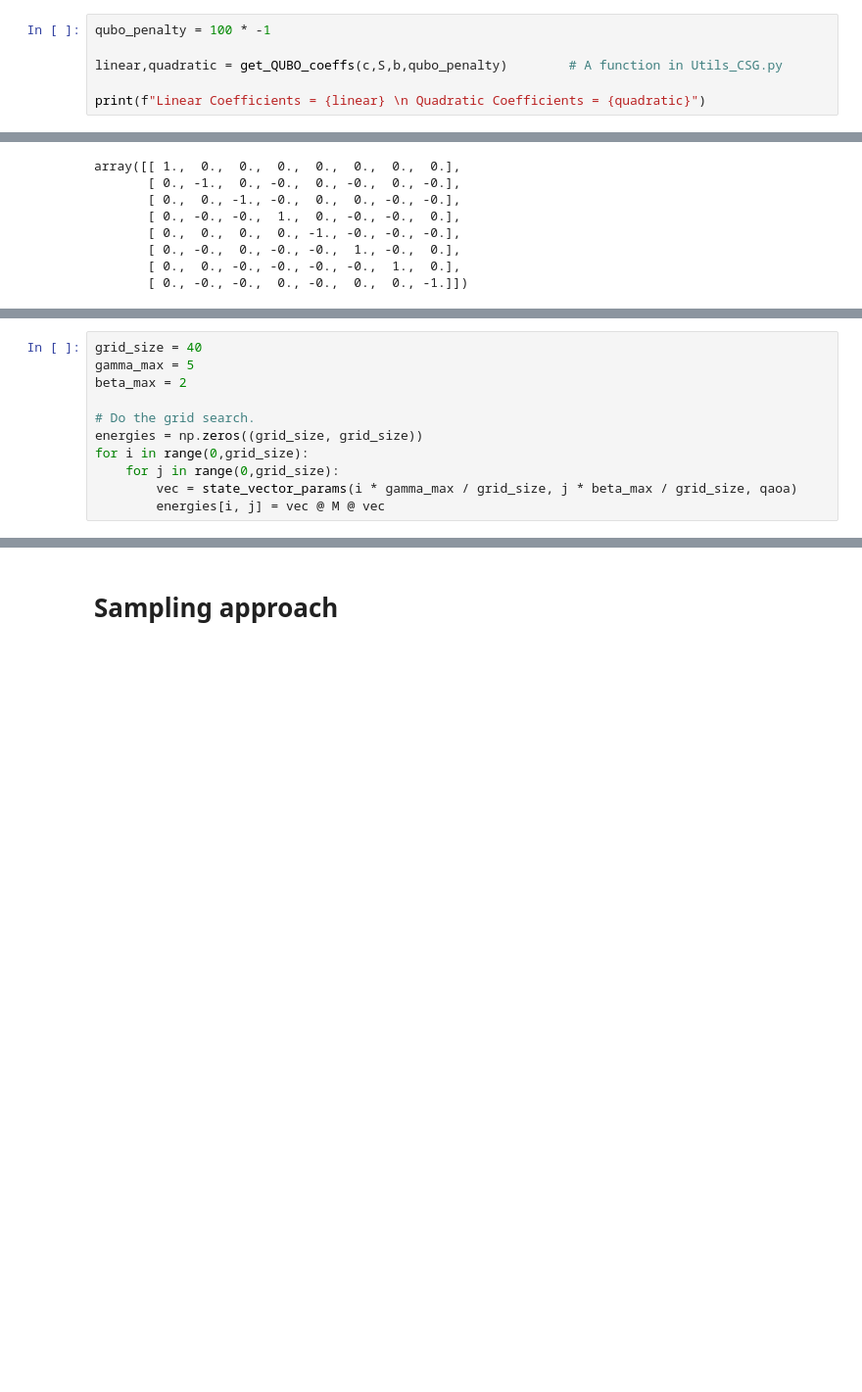
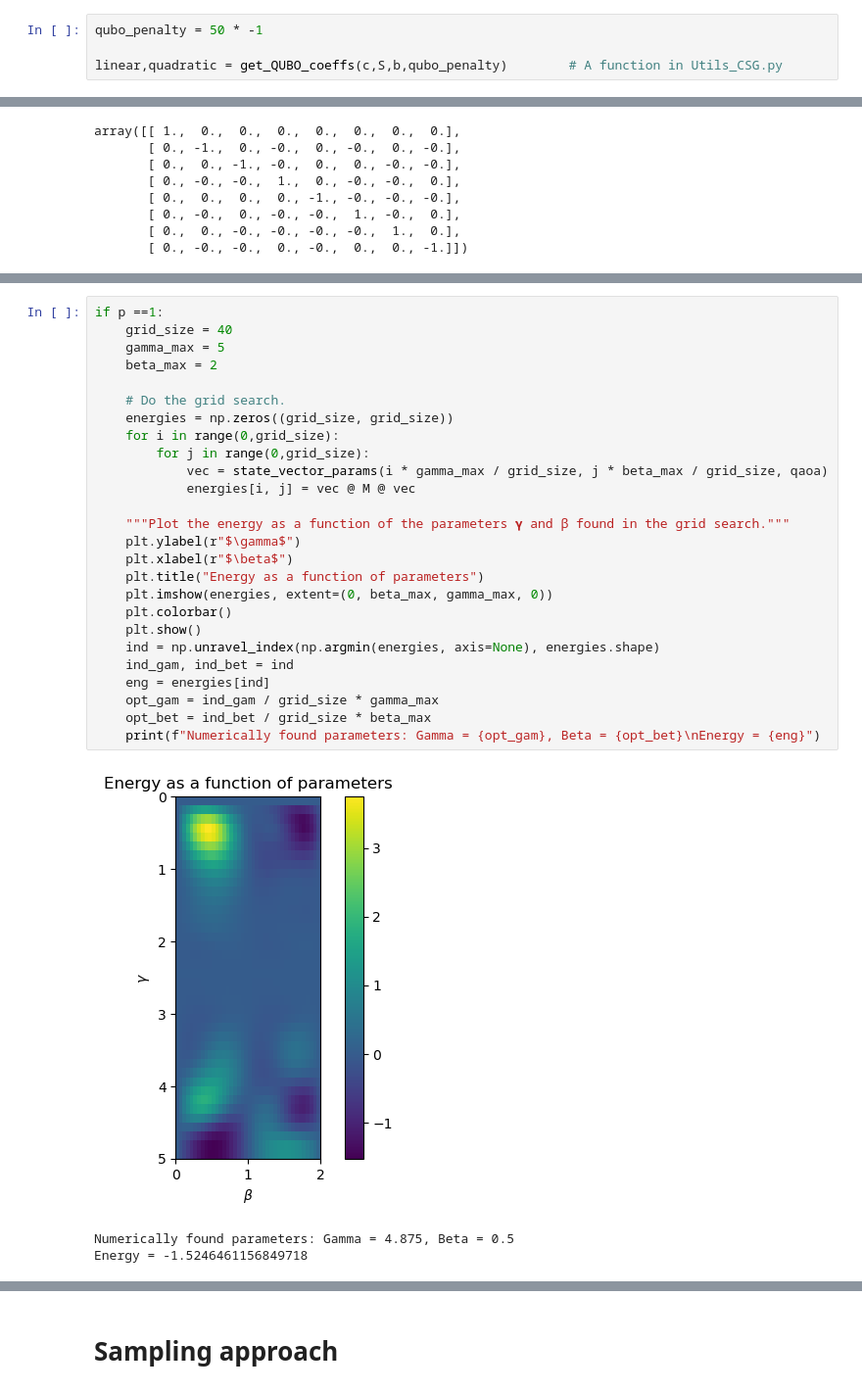
Before and after one commit to DanielPora/BILP-Q-version-for-Circ, a Jupyter notebook: BILP-Q Cirq Tutorial.ipynb, the cells around one changed output, grey strips where cells are left out. Shown at 98% size. Drawn from its saved outputs; the diff is of its cells as text; blank space fills up the shorter version.

Commit message:
expectation with new cost function

```diff
--- a/BILP-Q Cirq Tutorial.ipynb
+++ b/BILP-Q Cirq Tutorial.ipynb
@@ -40,8 +40,6 @@ c = [30, 40, 25, 70, 60, 65, 90]
 S = [[1, 0, 0, 1, 1, 0, 1], [0, 1, 0, 1, 0, 1, 1], [0, 0, 1, 0, 1, 1, 1]]
 b = [1, 1, 1]
 # %%
-qubo_penalty = 100 * -1
+qubo_penalty = 50 * -1
 
 linear,quadratic = get_QUBO_coeffs(c,S,b,qubo_penalty)        # A function in Utils_CSG.py
-
-print(f"Linear Coefficients = {linear} \n Quadratic Coefficients = {quadratic}")
@@ -273,13 +278,32 @@ M.shape
 # %% [output]
 (128, 128)
 # %%
-grid_size = 40
-gamma_max = 5
-beta_max = 2
+if p ==1:
+    grid_size = 40
+    gamma_max = 5
+    beta_max = 2
 
-# Do the grid search.
-energies = np.zeros((grid_size, grid_size))
-for i in range(0,grid_size):
-    for j in range(0,grid_size):
-        vec = state_vector_params(i * gamma_max / grid_size, j * beta_max / grid_size, qaoa)
-        energies[i, j] = vec @ M @ vec
+    # Do the grid search.
+    energies = np.zeros((grid_size, grid_size))
+    for i in range(0,grid_size):
+        for j in range(0,grid_size):
+            vec = state_vector_params(i * gamma_max / grid_size, j * beta_max / grid_size, qaoa)
+            energies[i, j] = vec @ M @ vec
+
+    """Plot the energy as a function of the parameters 𝛄 and β found in the grid search."""
+    plt.ylabel(r"$\gamma$")
+    plt.xlabel(r"$\beta$")
+    plt.title("Energy as a function of parameters")
+    plt.imshow(energies, extent=(0, beta_max, gamma_max, 0))
+    plt.colorbar()
+    plt.show()
+    ind = np.unravel_index(np.argmin(energies, axis=None), energies.shape)
+    ind_gam, ind_bet = ind
+    eng = energies[ind]
+    opt_gam = ind_gam / grid_size * gamma_max
+    opt_bet = ind_bet / grid_size * beta_max
+    print(f"Numerically found parameters: Gamma = {opt_gam}, Beta = {opt_bet}\nEnergy = {eng}")
+# %% [output]
+[figure, added]
+Numerically found parameters: Gamma = 4.875, Beta = 0.5
+Energy = -1.5246461156849718
```
Also changed, not shown: parts of 30 cells of this notebook.
